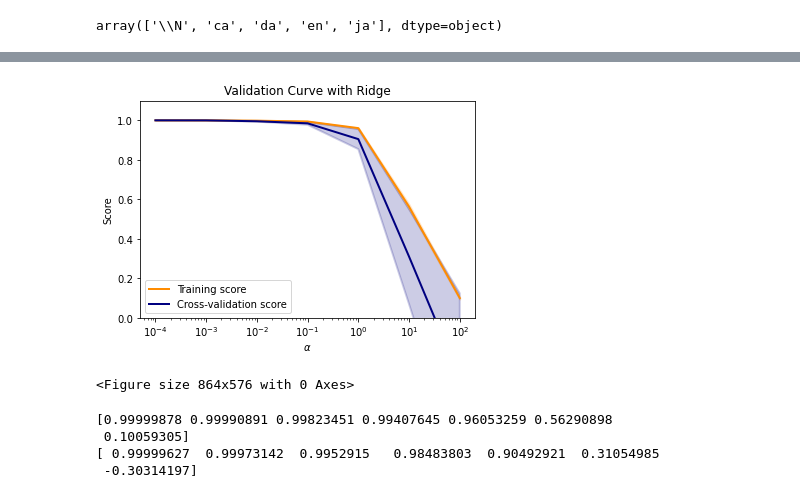
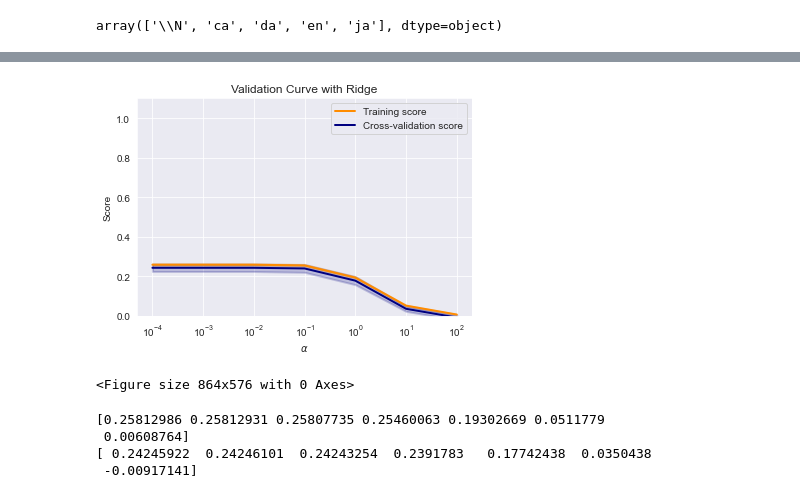
Before and after one commit to moerfii/BigDataAnalytics, a Jupyter notebook: BigDataAnalytics.ipynb, the cells around one changed output, grey strips where cells are left out. Drawn from its saved outputs; the diff is of its cells as text; code cells hidden in the pictures.

```diff
--- a/BigDataAnalytics.ipynb
+++ b/BigDataAnalytics.ipynb
@@ -571,0 +562,13 @@ Index(['tconst', 'worldwide', 'primaryTitle', 'startYear', 'runtimeMinutes',
+# %%
+X = df1.loc[:, df.columns != 'averageRating']
+X.drop(["primaryTitle","tconst","startYear"],axis=1,inplace=True)
+X.drop(["News"],axis=1,inplace=True)
+y = df1["averageRating"]
+
+#X["worldwide"] = np.log(X["worldwide"])
+sns.histplot(y)
+print(X.describe())
+columns = X.columns
+X = X.to_numpy()
+y = y.to_numpy()
+Xtrain,Xtest, ytrain,ytest = train_test_split(X,y,shuffle=True,train_size=0.8)
@@ -606,31 +630,3 @@ def prepare_data(X1, degree):
     scaler.fit(X1)
     X1 = expand_basis(scaler.transform(X1),degree)
     return X1
-# %%
-from sklearn.linear_model import LinearRegression
-from sklearn.model_selection import train_test_split
-
-#X = df.loc[:, df.columns != 'worldwide']
-#X.drop(["primaryTitle","tconst","startYear"],axis=1,inplace=True)
-#y = df["worldwide"]
-
-X = df.loc[:, df.columns != 'averageRating']
-X.drop(["primaryTitle","tconst","startYear"],axis=1,inplace=True)
-y = df["averageRating"]
-y = df["worldwide"]
-
-X = X.to_numpy()
-y = y.to_numpy()
-#X = prepare_data(X,2)
-Xtrain,Xtest, ytrain,ytest = train_test_split(X,y,shuffle=True,train_size=0.8)
-
-def standardise_data(X):
-    mean = np.mean(X)
-    std = np.std(X)
-    X_std = (X-mean)/std
-    return X_std, mean, std
-
-#kf = KFold(n_splits=1,shuffle=True, random_state=69420)
-
-Xtrain_std, X_train_mean, X_train_std_div = standardise_data(Xtrain)
-Xtest_std = (Xtest-X_train_mean)/X_train_std_div
@@ -721,5 +737,4 @@ time used (seconds): 0.06849884986877441
 # %%
-X = expand_basis(X, 2) # play around with degree (at the moment set to 2)
 
 param_range = [0.0001,0.001,0.01,0.1,1,10,100]
 train_scores, test_scores = validation_curve(estimator=Ridge(normalize=True),
@@ -728,39 +743,39 @@ train_scores, test_scores = validation_curve(estimator=Ridge(normalize=True),
                                              param_name="alpha",
                                              param_range=param_range,
                                              cv=5)
 
 train_scores_mean = np.mean(train_scores, axis=1)
 train_scores_std = np.std(train_scores, axis=1)
 test_scores_mean = np.mean(test_scores, axis=1)
 test_scores_std = np.std(test_scores, axis=1)
 
 plt.title("Validation Curve with Ridge")
 plt.xlabel(r"$\alpha$")
 plt.ylabel("Score")
 plt.ylim(0.0, 1.1)
 lw = 2
 plt.semilogx(param_range, train_scores_mean, label="Training score",
              color="darkorange", lw=lw)
 plt.fill_between(param_range, train_scores_mean - train_scores_std,
                  train_scores_mean + train_scores_std, alpha=0.2,
                  color="darkorange", lw=lw)
 plt.semilogx(param_range, test_scores_mean, label="Cross-validation score",
              color="navy", lw=lw)
 plt.fill_between(param_range, test_scores_mean - test_scores_std,
                  test_scores_mean + test_scores_std, alpha=0.2,
                  color="navy", lw=lw)
 plt.legend(loc="best")
 plt.figure(figsize=(12,8))
 plt.show()
 print(train_scores_mean)
 print(test_scores_mean)
 # %% [output]
-[figure, old version]
+[figure, new version]
 <Figure size 864x576 with 0 Axes>
-[0.99999878 0.99990891 0.99823451 0.99407645 0.96053259 0.56290898
- 0.10059305]
-[ 0.99999627  0.99973142  0.9952915   0.98483803  0.90492921  0.31054985
- -0.30314197]
+[0.25812986 0.25812931 0.25807735 0.25460063 0.19302669 0.0511779
+ 0.00608764]
+[ 0.24245922  0.24246101  0.24243254  0.2391783   0.17742438  0.0350438
+ -0.00917141]
 # %%
 estimator = Ridge(normalize=True)
 
```
Also changed, not shown: parts of 121 cells of this notebook.
